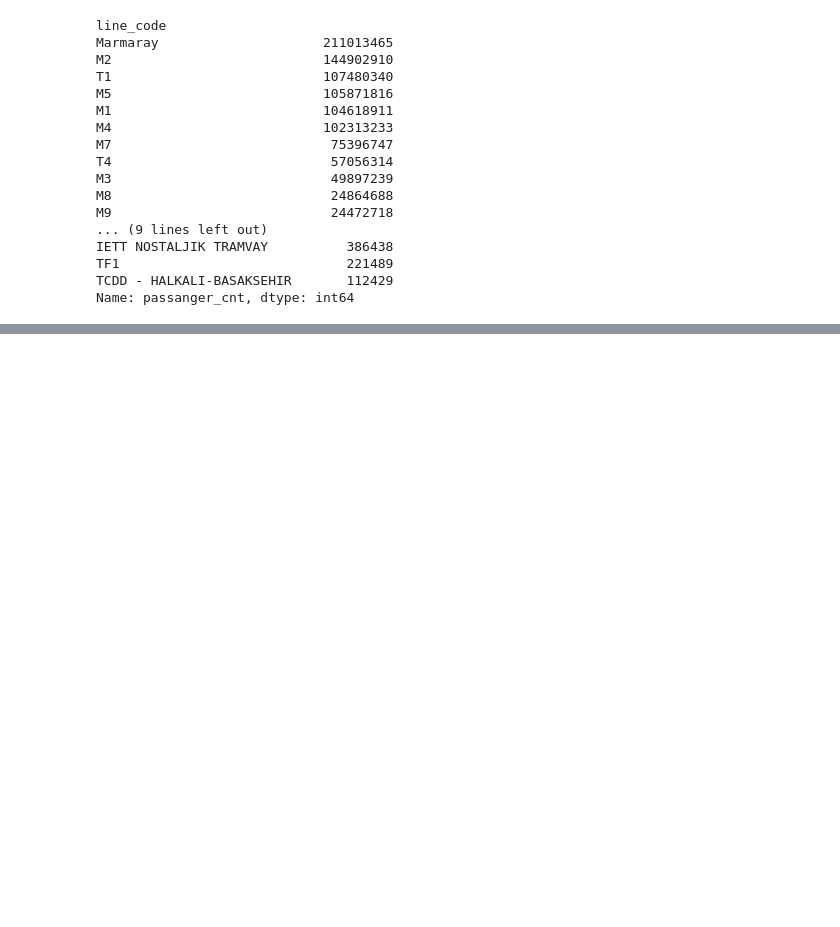
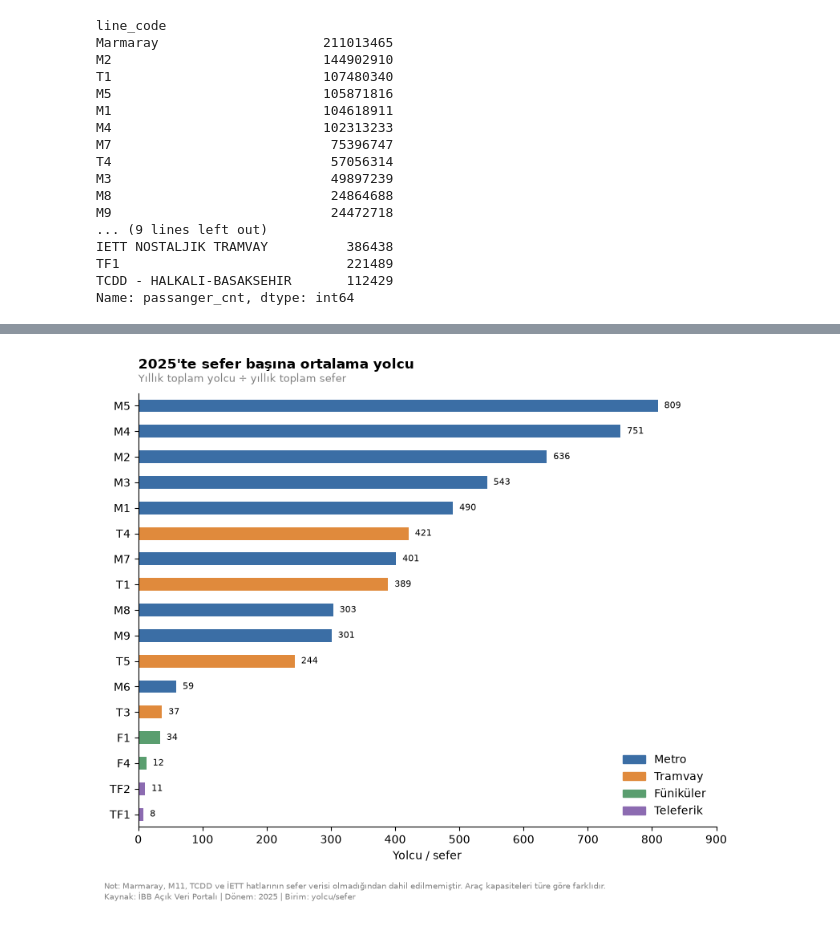
Before and after one commit to IsmailSamiB/-istanbul-rayli-sistemler, a Jupyter notebook: analiz.ipynb, the cells around one changed output, grey strips where cells are left out. Cells and saved outputs as stored; diff of their text form; code cells hidden in the pictures; blank space fills up the shorter version.

Commit message:
Grafikler ortak stil standardına göre düzenlendi, aylık seyir eklendi

```diff
--- a/analiz.ipynb
+++ b/analiz.ipynb
@@ -67,0 +89,3 @@ plt.show()
+# %%
+sefer_2025 = sefer[sefer["year"] == 2025]
+print(sefer_2025.shape)
@@ -67,0 +98,8 @@ plt.show()
+# %%
+birlesik = aylik_yolcu.merge(
+    sefer_2025[["line_code", "year", "month", "sefer_sayisi"]],
+    on=["line_code", "year", "month"],
+    how="left"
+)
+
+print(birlesik[birlesik["sefer_sayisi"].isna()]["line_code"].unique())
@@ -67,0 +112,8 @@ plt.show()
+# %%
+birlesik = birlesik.dropna(subset=["sefer_sayisi"])
+
+hat_oran = birlesik.groupby("line_code")[["passanger_cnt", "sefer_sayisi"]].sum()
+hat_oran["sefer_basina_yolcu"] = hat_oran["passanger_cnt"] / hat_oran["sefer_sayisi"]
+hat_oran = hat_oran.sort_values("sefer_basina_yolcu", ascending=False)
+
+print(hat_oran.round(0))
@@ -67,0 +140,38 @@ plt.show()
+# %%
+from matplotlib.patches import Patch
+
+veri = hat_oran["sefer_basina_yolcu"].sort_values()
+
+def hat_turu(kod):
+    if kod.startswith("TF"):
+        return "Teleferik"
+    elif kod.startswith("M"):
+        return "Metro"
+    elif kod.startswith("T"):
+        return "Tramvay"
+    else:
+        return "Füniküler"
+
+tur_renk = {"Metro": "#3b6ea5", "Tramvay": "#e08a3c", "Füniküler": "#5a9e6f", "Teleferik": "#8c6bb1"}
+renkler = [tur_renk[hat_turu(kod)] for kod in veri.index]
+
+fig, ax = plt.subplots(figsize=(8, 7))
+veri.plot(kind="barh", ax=ax, color=renkler)
+
+for i, deger in enumerate(veri):
+    ax.text(deger + 10, i, f"{deger:.0f}", va="center", fontsize=8)
+
+ax.spines[["top", "right"]].set_visible(False)
+ax.legend(handles=[Patch(color=renk, label=tur) for tur, renk in tur_renk.items()], loc="lower right", frameon=False)
+baslik_ekle(ax, "2025'te sefer başına ortalama yolcu", "Yıllık toplam yolcu ÷ yıllık toplam sefer")
+ax.set_xlabel("Yolcu / sefer")
+ax.set_ylabel("")
+ax.set_xlim(0, 900)
+
+footer_ekle(fig, "2025", "yolcu/sefer",
+            "Not: Marmaray, M11, TCDD ve İETT hatlarının sefer verisi olmadığından dahil edilmemiştir. Araç kapasiteleri türe göre farklıdır.")
+plt.tight_layout(rect=[0, 0.06, 1, 1])
+plt.savefig("figures/sefer_basina_yolcu.png", dpi=150)
+plt.show()
+# %% [output]
+[figure, added]
```
Also changed, not shown: parts of 9 cells of this notebook, 3 other files.
